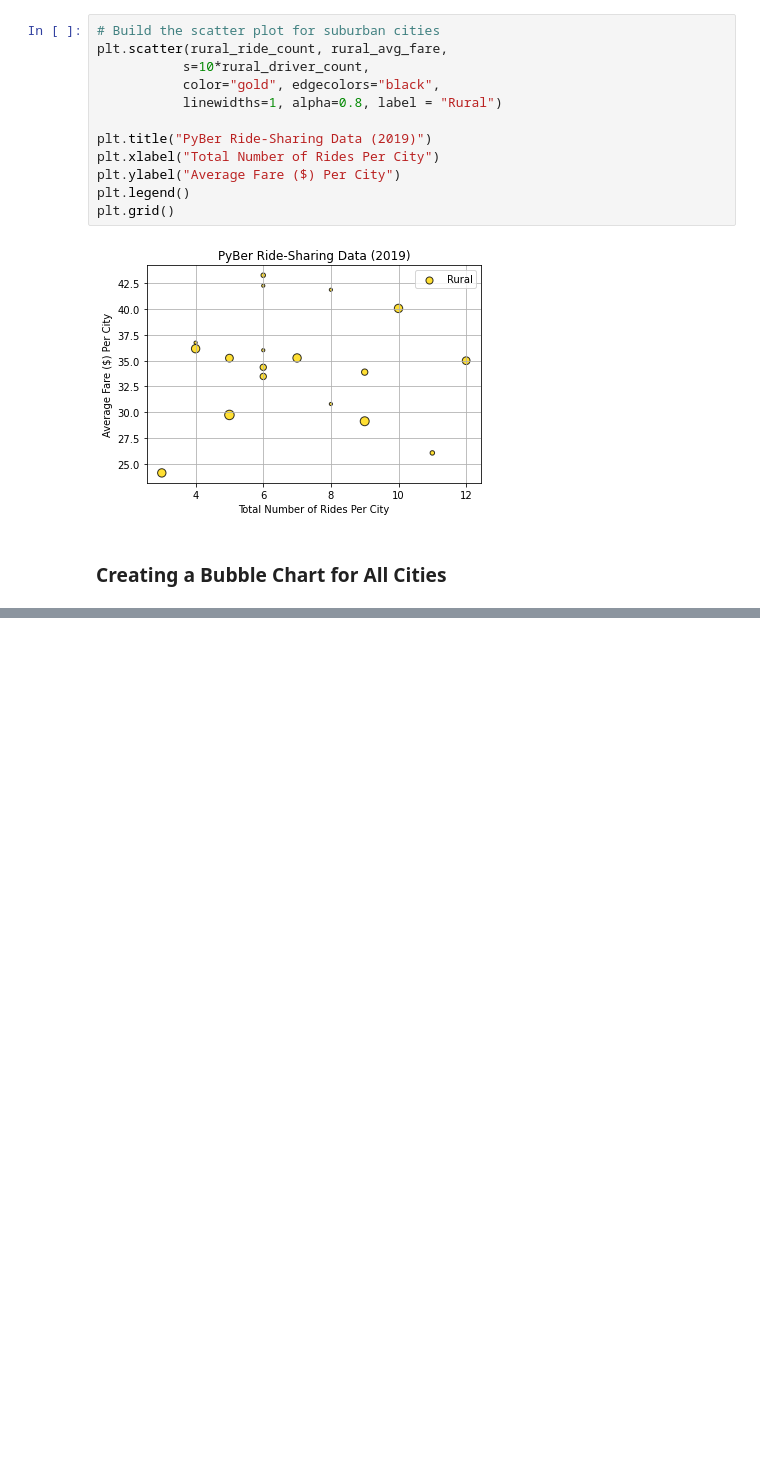
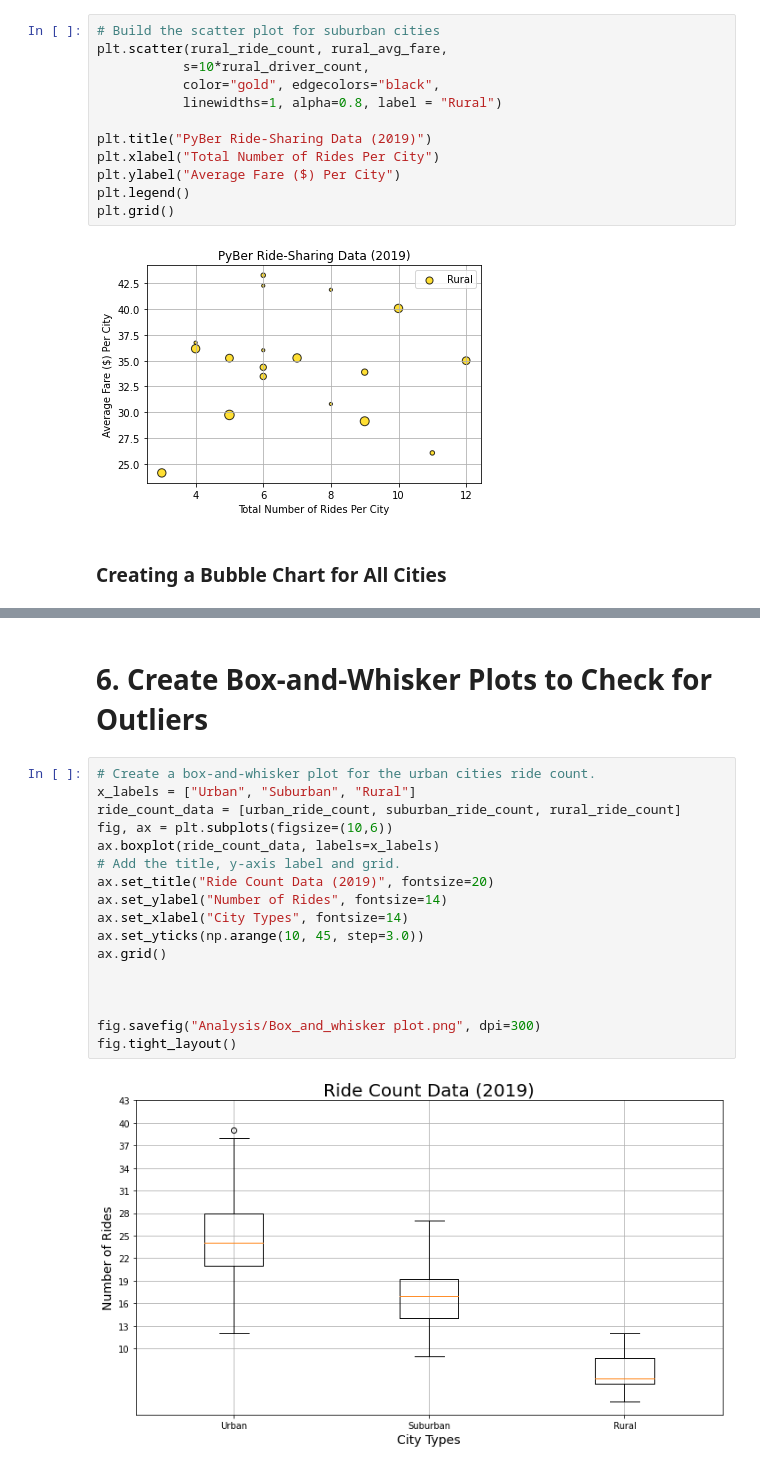
Before and after one commit to Aigerim-Zh/PyBer-Analysis, a Jupyter notebook: PyBer_Analysis1.ipynb, the cells around one changed output, grey strips where cells are left out. Cells and saved outputs as stored; diff of their text form; blank space fills up the shorter version.

Commit message:
Added Box Plot Code

```diff
--- a/PyBer_Analysis1.ipynb
+++ b/PyBer_Analysis1.ipynb
@@ -336,0 +529,21 @@ plt.tight_layout()
+# %% [markdown]
+# 6. Create Box-and-Whisker Plots to Check for Outliers
+# %%
+# Create a box-and-whisker plot for the urban cities ride count.
+x_labels = ["Urban", "Suburban", "Rural"]
+ride_count_data = [urban_ride_count, suburban_ride_count, rural_ride_count]
+fig, ax = plt.subplots(figsize=(10,6))
+ax.boxplot(ride_count_data, labels=x_labels)
+# Add the title, y-axis label and grid.
+ax.set_title("Ride Count Data (2019)", fontsize=20)
+ax.set_ylabel("Number of Rides", fontsize=14)
+ax.set_xlabel("City Types", fontsize=14)
+ax.set_yticks(np.arange(10, 45, step=3.0))
+ax.grid()
+
+
+
+fig.savefig("Analysis/Box_and_whisker plot.png", dpi=300)
+fig.tight_layout()
+# %% [output]
+[figure, added]
```
Also changed, not shown: parts of 37 cells of this notebook.
